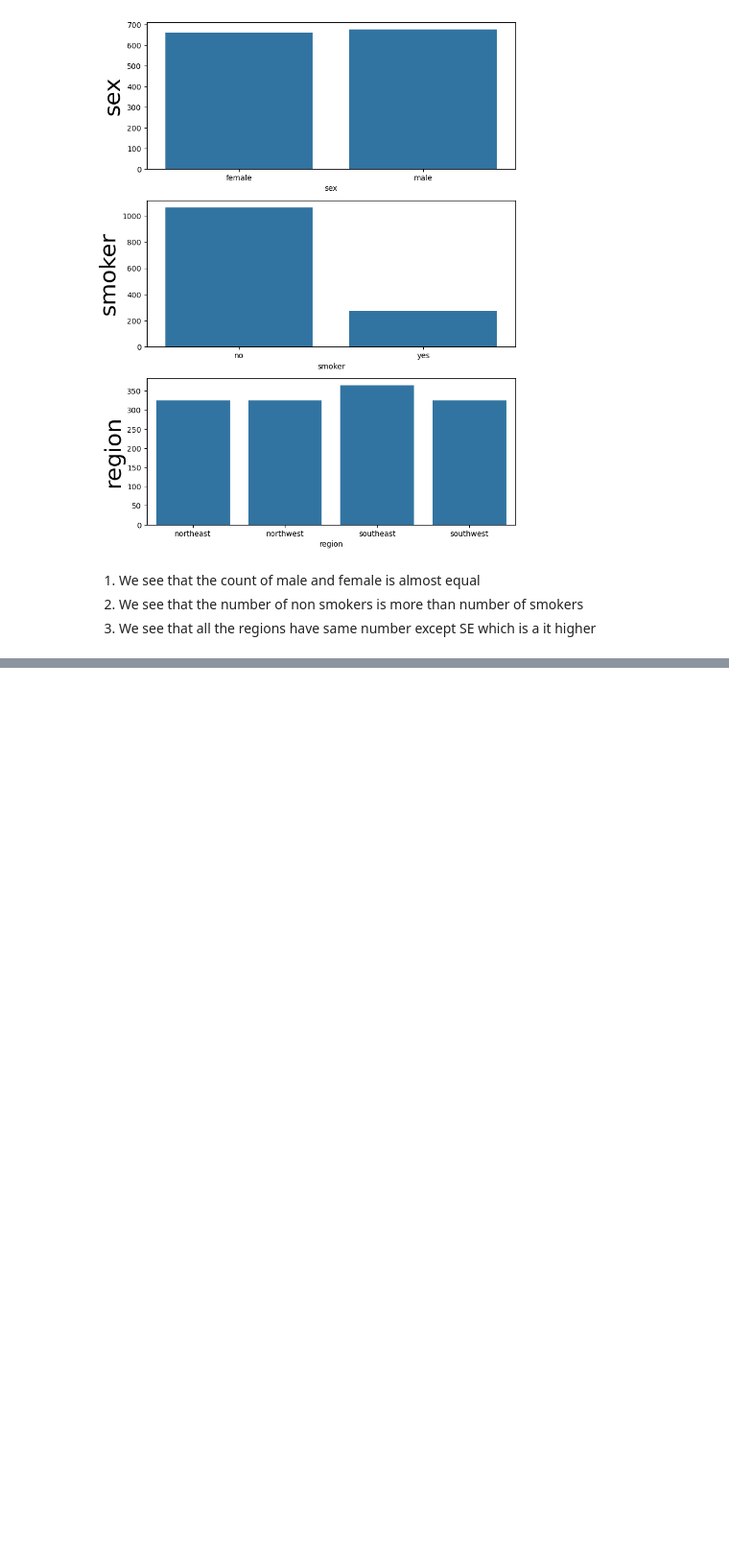
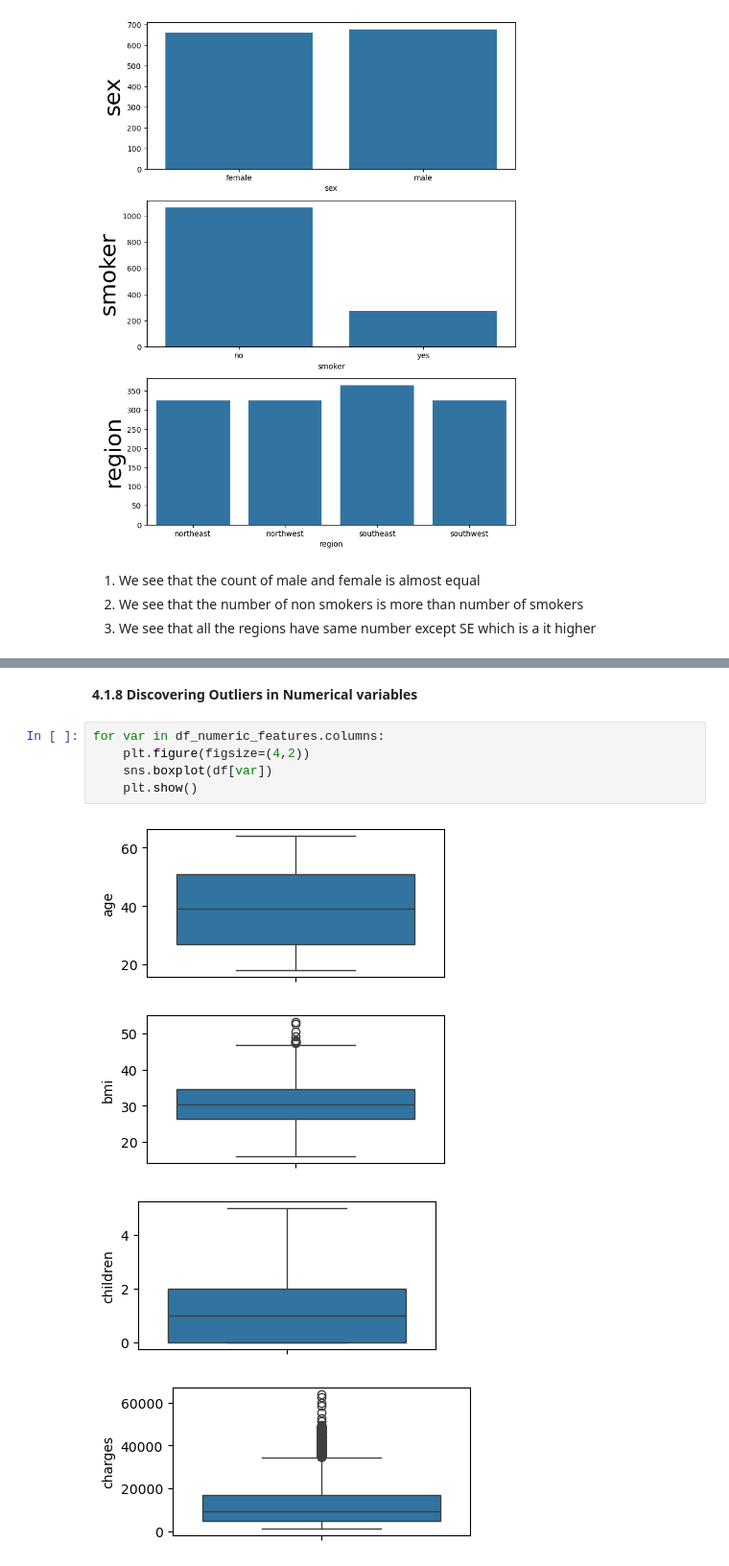
Before and after one commit to sawan13499/Health-Insurance-Case-Study, a Jupyter notebook: Health_Insurance_Case_Study_Practice.ipynb, the cells around one changed output, grey strips where cells are left out. Shown at 96% size. Saved outputs shown, nothing was run; the diff lists cells and outputs as text; blank space fills up the shorter version.

```diff
--- a/Health_Insurance_Case_Study_Practice.ipynb
+++ b/Health_Insurance_Case_Study_Practice.ipynb
@@ -290,0 +303,12 @@ region
+# %% [markdown]
+**4.1.8 Discovering Outliers in Numerical variables**
+# %%
+for var in df_numeric_features.columns:
+    plt.figure(figsize=(4,2))
+    sns.boxplot(df[var])
+    plt.show()
+# %% [output]
+[figure, added]
+[figure, added]
+[figure, added]
+[figure, added]
```
Also changed, not shown: parts of 20 cells of this notebook, 1 other file.
